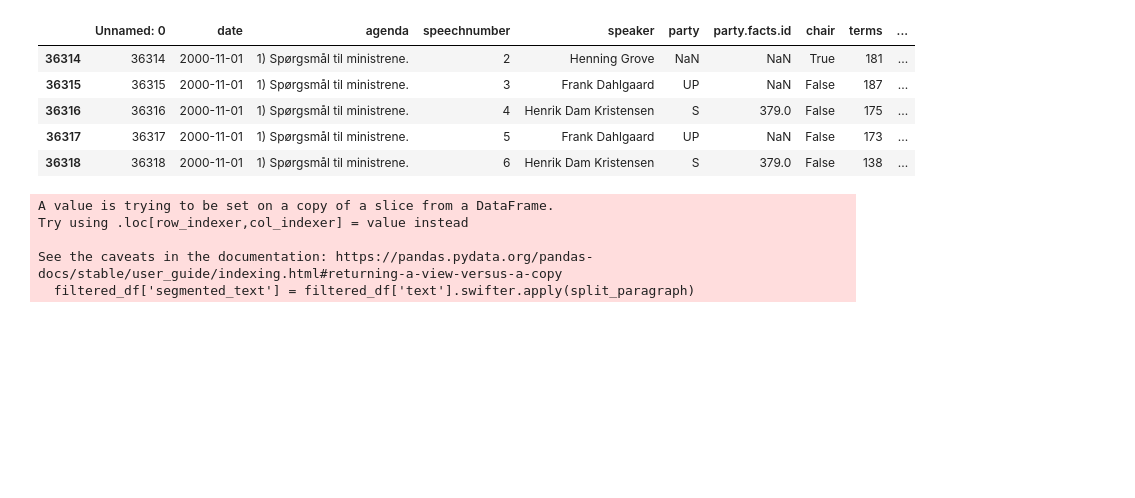
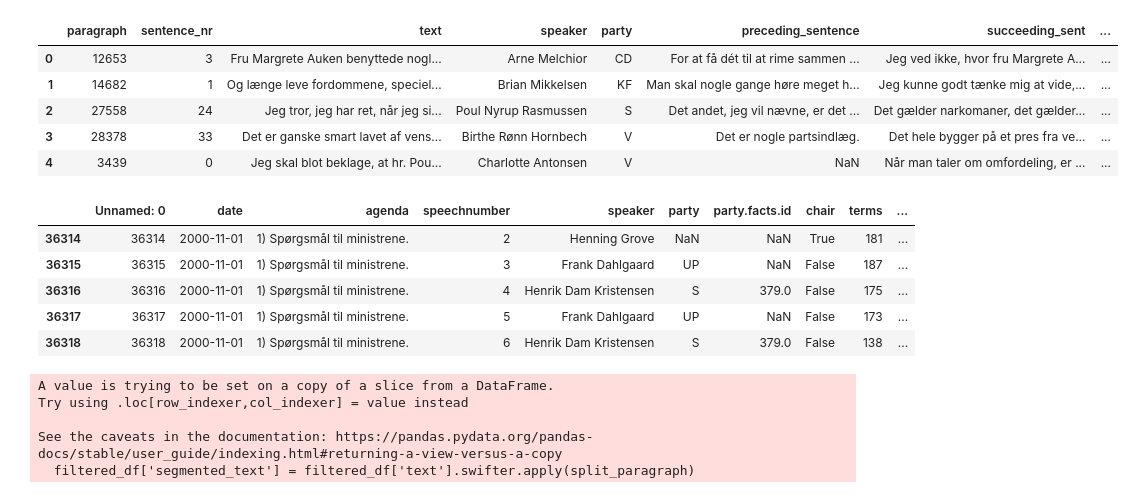
Before and after one commit to Lundsfryd/Bachelor_project, a Jupyter notebook: create_inference_data.ipynb, the cells around one changed output. Saved outputs shown, nothing was run; the diff lists cells and outputs as text; code cells hidden in the pictures; blank space fills up the shorter version.

Commit message:
validation set as csv for test

```diff
--- a/create_inference_data.ipynb
+++ b/create_inference_data.ipynb
@@ -9,3 +14,16 @@ import numpy as np
+# %%
+
+
+hello = pd.read_csv("/work/MarkusLundsfrydJensen#1865/Bachelor_project/Model_data/validation_set.csv")
+
+hello.head()
+# %% [output]
+|  | paragraph | sentence_nr | text | speaker | party | preceding_sentence | succeeding_sent | ... |
+| 0 | 12653 | 3 | Fru Margrete Auken benyttede nogl... | Arne Melchior | CD | For at få dét til at rime sammen ... | Jeg ved ikke, hvor fru Margrete A... | ... |
+| 1 | 14682 | 1 | Og længe leve fordommene, speciel... | Brian Mikkelsen | KF | Man skal nogle gange høre meget h... | Jeg kunne godt tænke mig at vide,... | ... |
+| 2 | 27558 | 24 | Jeg tror, jeg har ret, når jeg si... | Poul Nyrup Rasmussen | S | Det andet, jeg vil nævne, er det ... | Det gælder narkomaner, det gælder... | ... |
+| 3 | 28378 | 33 | Det er ganske smart lavet af vens... | Birthe Rønn Hornbech | V | Det er nogle partsindlæg. | Det hele bygger på et pres fra ve... | ... |
+| 4 | 3439 | 0 | Jeg skal blot beklage, at hr. Pou... | Charlotte Antonsen | V | NaN | Når man taler om omfordeling, er ... | ... |
 # %%
 #python -m spacy download da_core_news_sm
 nlp = spacy.load("da_core_news_sm")
```
Also changed, not shown: parts of 1 cell of this notebook, 1 other file.
